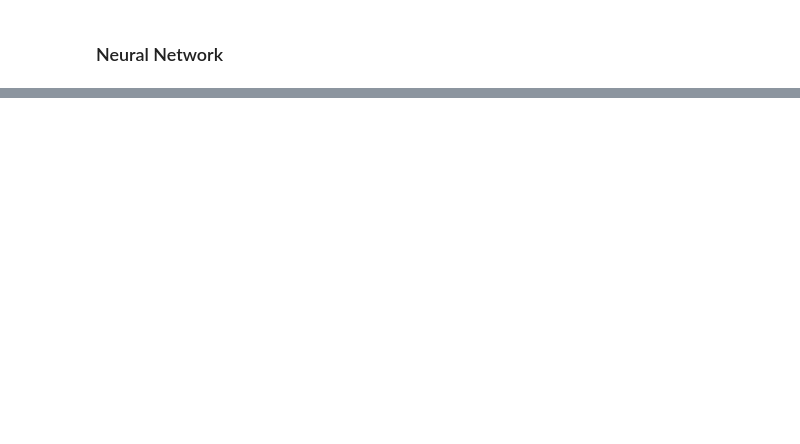
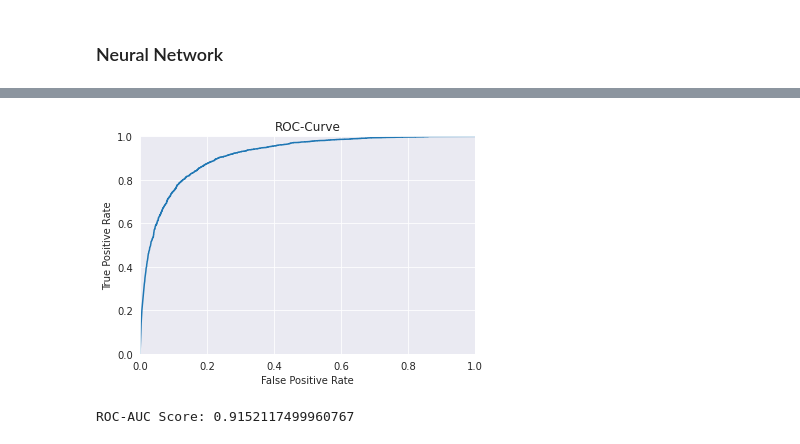
Before and after one commit to DimaScientist/NLP_Project, a Jupyter notebook: word2vec-nlp-tutorial/word2vec-nlp-tutorial.ipynb, the cells around one changed output, grey strips where cells are left out. Saved outputs shown, nothing was run; the diff lists cells and outputs as text; code cells hidden in the pictures; blank space fills up the shorter version.

```diff
--- a/word2vec-nlp-tutorial/word2vec-nlp-tutorial.ipynb
+++ b/word2vec-nlp-tutorial/word2vec-nlp-tutorial.ipynb
@@ -272,0 +487,2 @@ print(len(labels))
+# %%
+nn_predictions =  nn_model.predict(X_test_nn)
@@ -272,0 +491,5 @@ print(len(labels))
+# %%
+plot_roc_curve(nn_predictions, y_test)
+# %% [output]
+[figure, added]
+ROC-AUC Score: 0.9152117499960767
```
Also changed, not shown: parts of 37 cells of this notebook.
